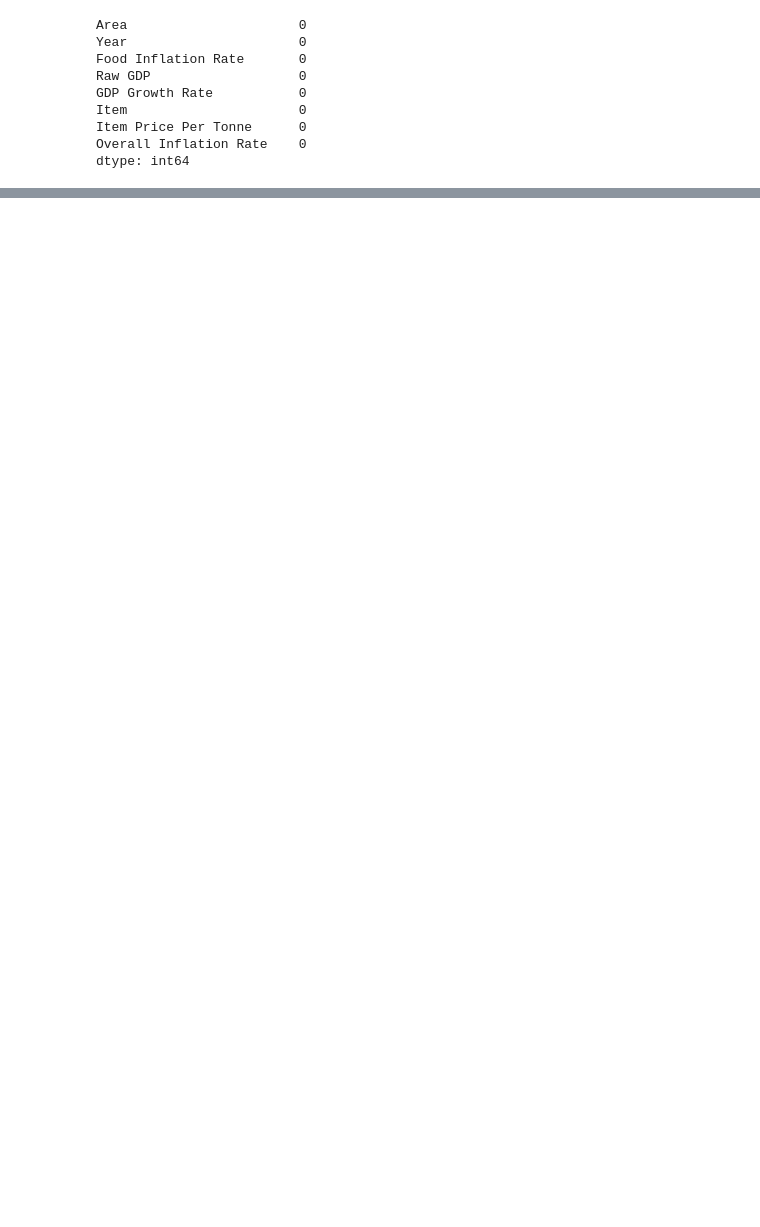
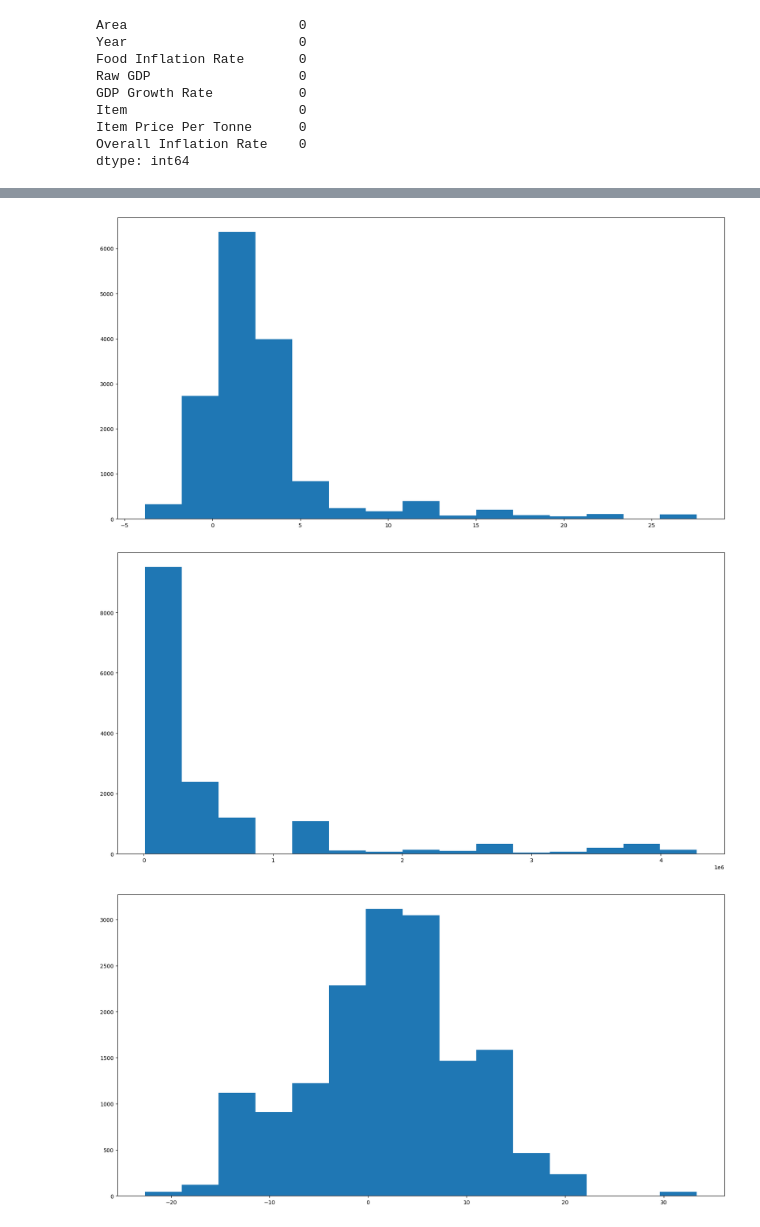
Before and after one commit to filipsam789/food-explainable-ai, a Jupyter notebook: project.ipynb, the cells around one changed output, grey strips where cells are left out. Drawn from its saved outputs; the diff is of its cells as text; code cells hidden in the pictures; blank space fills up the shorter version.

```diff
--- a/project.ipynb
+++ b/project.ipynb
@@ -325,0 +473,10 @@ dtype: int64
+# %%
+numerical_columns=['Food Inflation Rate', 'Raw GDP', 'GDP Growth Rate','Item Price Per Tonne', 'Overall Inflation Rate']
+for column in numerical_columns:
+    plt.figure(figsize=(20, 10))
+    plt.hist(data[column], bins=15)
+    plt.show()
+# %% [output]
+[figure, added]
+[figure, added]
+[figure, added]
```
Also changed, not shown: parts of 25 cells of this notebook.
